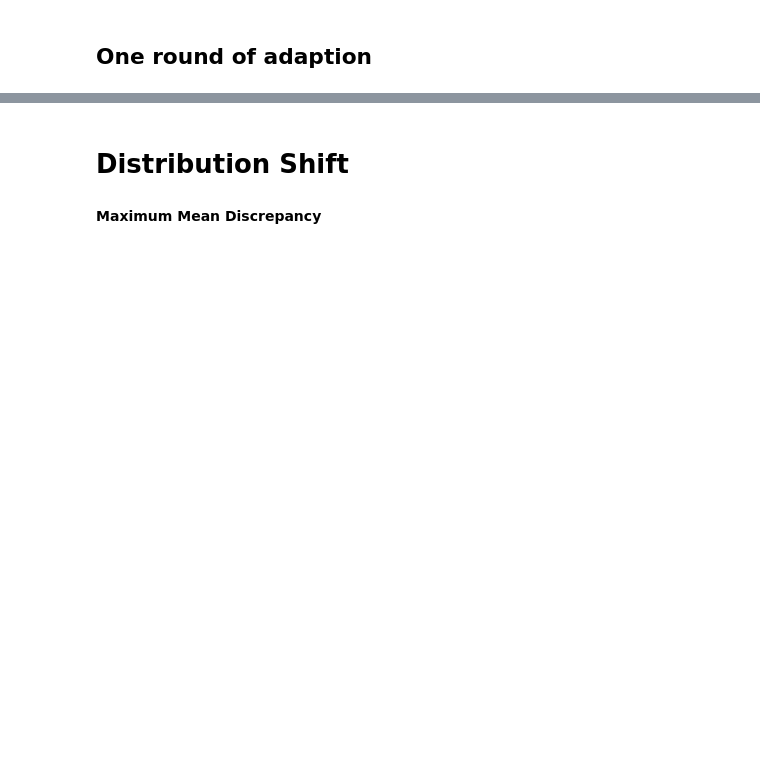
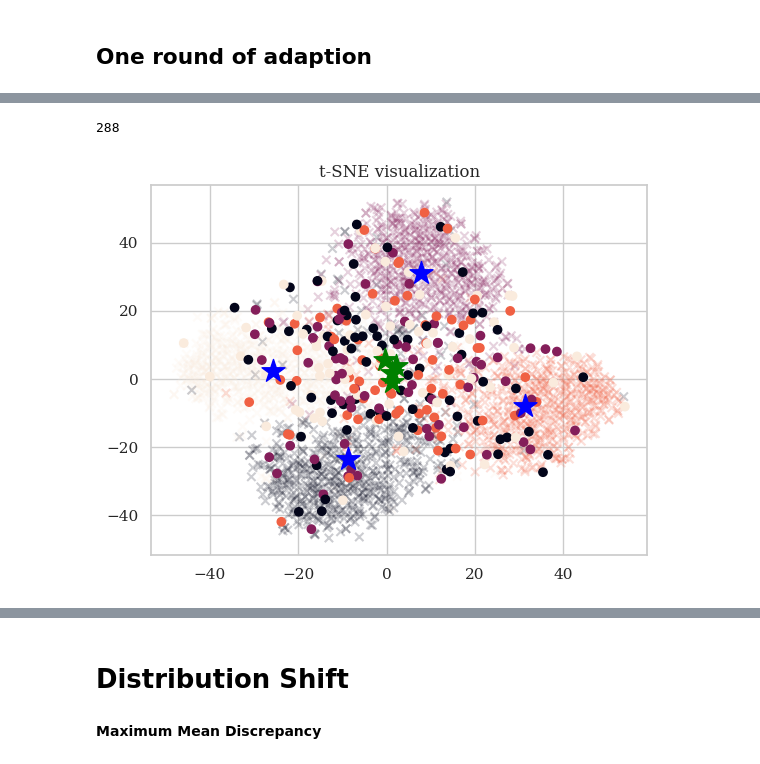
Before and after one commit to polghskggh/DL2_project, a Jupyter notebook: eeg/pca.ipynb, the cells around one changed output, grey strips where cells are left out. Cells and saved outputs as stored; diff of their text form; code cells hidden in the pictures; blank space fills up the shorter version.

```diff
--- a/eeg/pca.ipynb
+++ b/eeg/pca.ipynb
@@ -389,0 +462,5 @@ acc
+# %%
+plot_test_train_t_sne(tsne_embeds_adapted_corrupted, train_features_adapted, test_features_adapted_corrupted, train_features_adapted['orig_embeds'].shape[0], three_d=False)
+# %% [output]
+288
+[figure, added]
```
Also changed, not shown: parts of 28 cells of this notebook, 46 other files.
